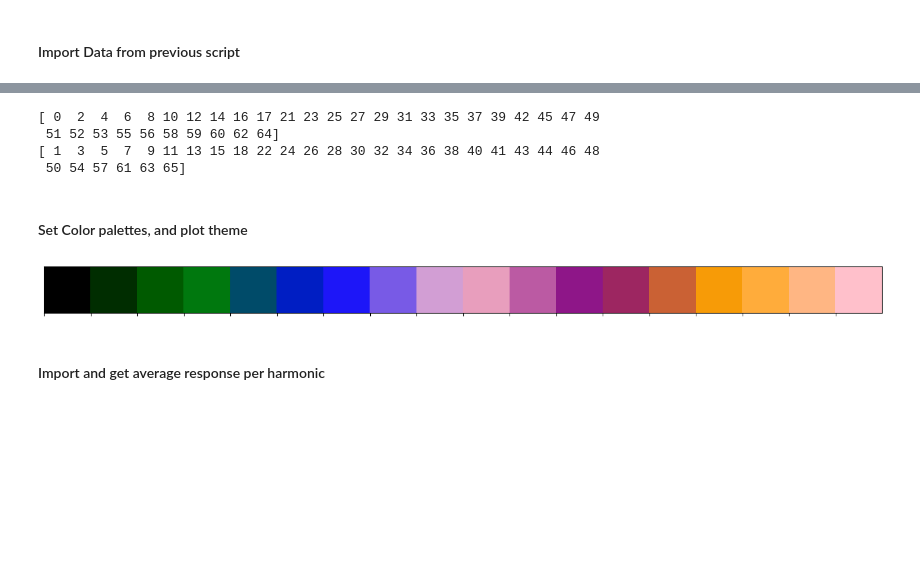
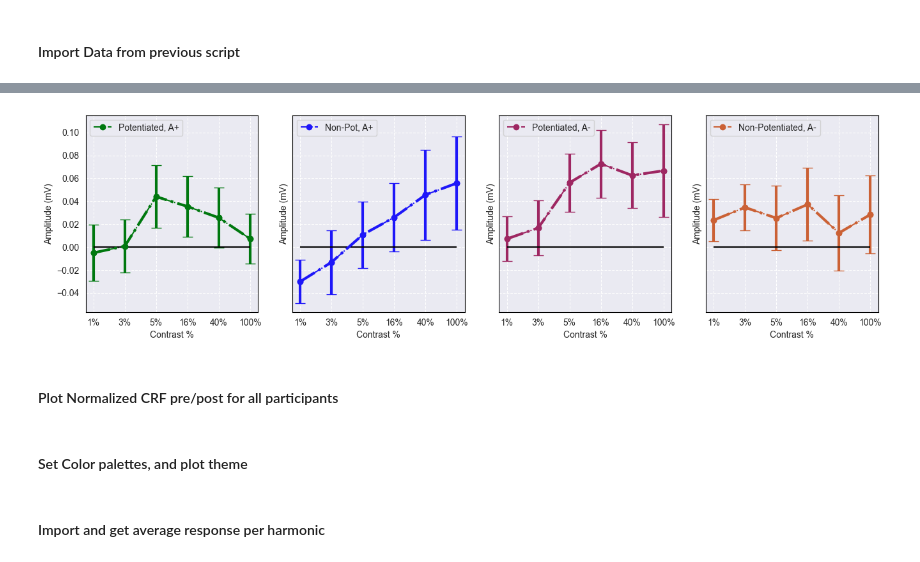
Before and after one commit to PatriciaNL/LTP_analysis, a Jupyter notebook: PythonScripts/ProcessingPipeline/RCAScripts/Hyperbolic_Ratio_Script.ipynb, the cells around one changed output, grey strips where cells are left out. Cells and saved outputs as stored; diff of their text form; code cells hidden in the pictures; blank space fills up the shorter version.

```diff
--- a/PythonScripts/ProcessingPipeline/RCAScripts/Hyperbolic_Ratio_Script.ipynb
+++ b/PythonScripts/ProcessingPipeline/RCAScripts/Hyperbolic_Ratio_Script.ipynb
@@ -46,0 +130,10 @@ Subj_Ids = loadData['Subj_Num_Ids']
+# %%
+def CombineResponses(DataIn = PostInduction_IndividualResponses_Sorted, Cond2Import = 0, HarmonicIndex = 0):
+
+    Rows = int(len(DataIn))
+    Data_Diffs_Mat = np.zeros((Rows,6))
+
+    for combine in range(len(DataIn)):
+        Data_Diffs_Mat[combine,:] = DataIn[combine][Cond2Import][HarmonicIndex,:]
+
+    return Data_Diffs_Mat
@@ -46,0 +260,15 @@ Subj_Ids = loadData['Subj_Num_Ids']
+# %%
+fig,axs = plt.subplots(1,4,figsize = (16,4),sharey= True, squeeze=True)
+
+for sn in  range(4):
+    axs[sn].plot(AvgCondX[sn], color = fill[color_set[sn]],label = Condition_Label[sn],linestyle='-.', marker='o',)
+    axs[sn].errorbar(x = np.arange(0,6,1),y = AvgCondX[sn], yerr = CondX_ErrorBars[sn], color = fill[color_set[sn]], capsize=6, linewidth = 3,linestyle='-.', marker='o', markersize=6)
+    axs[sn].legend(loc = 'upper left')
+    axs[sn].hlines(0,xmin = 0,xmax = 5, color = 'black')
+    axs[sn].set_ylabel(f'Amplitude (mV)')
+    axs[sn].set_xlabel(f'Contrast %')
+    axs[sn].set_xticks(ticks = np.arange(0,6,1),labels = contrast_labs)
+# %% [output]
+[figure, added]
+# %% [markdown]
+#### Plot Normalized CRF pre/post for all participants
@@ -47,39 +306,30 @@ Subj_Ids = loadData['Subj_Num_Ids']
 # %%
-attnL_File_pos = np.array((File_Pos[:,0]))
-attnR_File_pos = np.array((File_Pos[:,1]))
+# attnL_File_pos = np.array((File_Pos[:,0]))
+# attnR_File_pos = np.array((File_Pos[:,1]))
 
-attnL_s  = np.array(attnL_File_pos[~np.isnan(attnL_File_pos)])
-attnR_s  = np.array(attnR_File_pos[~np.isnan(attnR_File_pos)])
+# attnL_s  = np.array(attnL_File_pos[~np.isnan(attnL_File_pos)])
+# attnR_s  = np.array(attnR_File_pos[~np.isnan(attnR_File_pos)])
 
-l_pos = attnL_s.astype(int)
-r_pos = attnR_s.astype(int)
+# l_pos = attnL_s.astype(int)
+# r_pos = attnR_s.astype(int)
 
-print(l_pos)
-print(r_pos)
+# print(l_pos)
+# print(r_pos)
-# %% [output]
-[ 0  2  4  6  8 10 12 14 16 17 21 23 25 27 29 31 33 35 37 39 42 45 47 49
- 51 52 53 55 56 58 59 60 62 64]
-[ 1  3  5  7  9 11 13 15 18 22 24 26 28 30 32 34 36 38 40 41 43 44 46 48
- 50 54 57 61 63 65]
 # %% [markdown]
 #### Set Color palettes, and plot theme
 # %%
-# Define the base colors for blending
-base_colors = ['black','green', 'blue', 'pink', 'purple', 'orange', 'pink']
-# Number of colors needed in the spectrum
-num_colors = 18
-fill = sns.blend_palette(base_colors, n_colors=num_colors, as_cmap=False)
-sns.palplot(fill)
-plt.show()
+# # Define the base colors for blending
+# base_colors = ['black','green', 'blue', 'pink', 'purple', 'orange', 'pink']
+# # Number of colors needed in the spectrum
+# num_colors = 18
+# fill = sns.blend_palette(base_colors, n_colors=num_colors, as_cmap=False)
+# sns.palplot(fill)
+# plt.show()
 
-color_set = [3,6,12,13]
+# color_set = [3,6,12,13]
 
-contrast_labs = ['1%','3%','5%','16%','40%','100%']
-
-custom = {"axes.edgecolor": "black", "grid.linestyle": "dashed", "grid.color": "white"}
-sns.set_style("darkgrid", rc = custom)
+# custom = {"axes.edgecolor": "black", "grid.linestyle": "dashed", "grid.color": "white"}
+# sns.set_style("darkgrid", rc = custom)
-# %% [output]
-[figure, removed]
 # %% [markdown]
 #### Import and get average response per harmonic
 # %%
```
Also changed, not shown: parts of 40 cells of this notebook.
